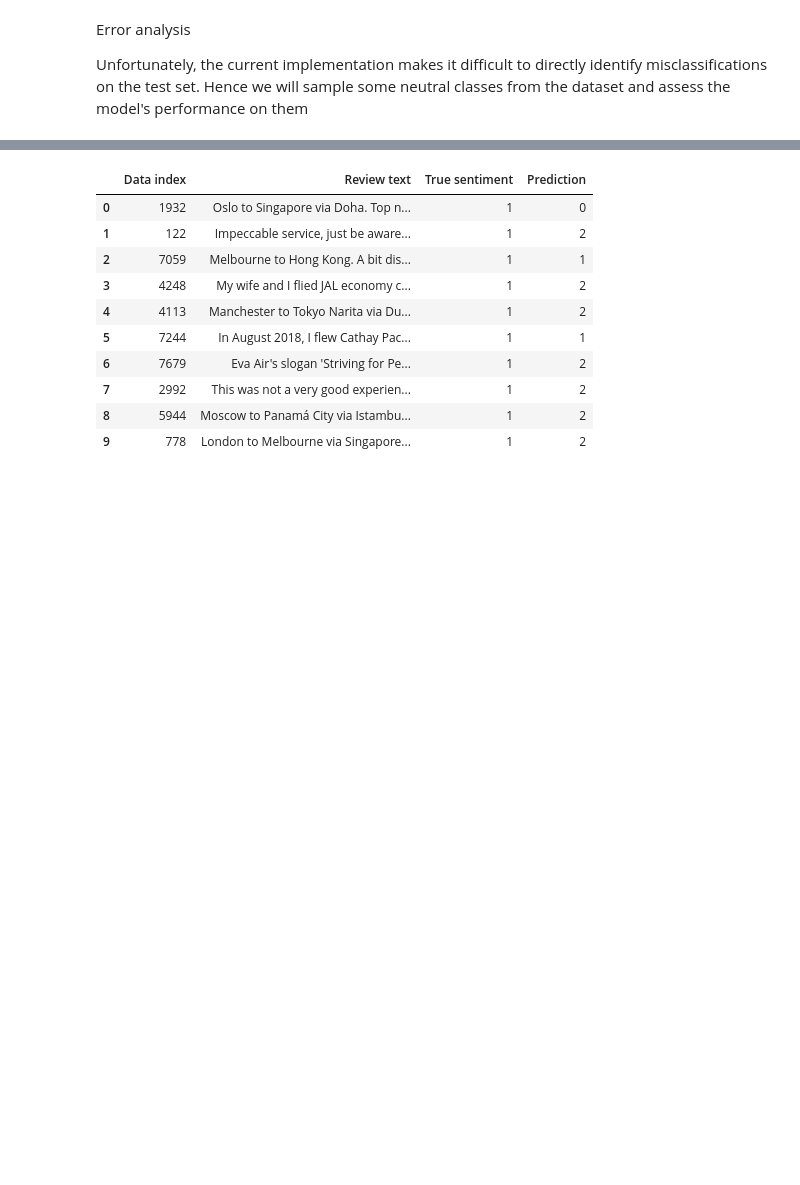
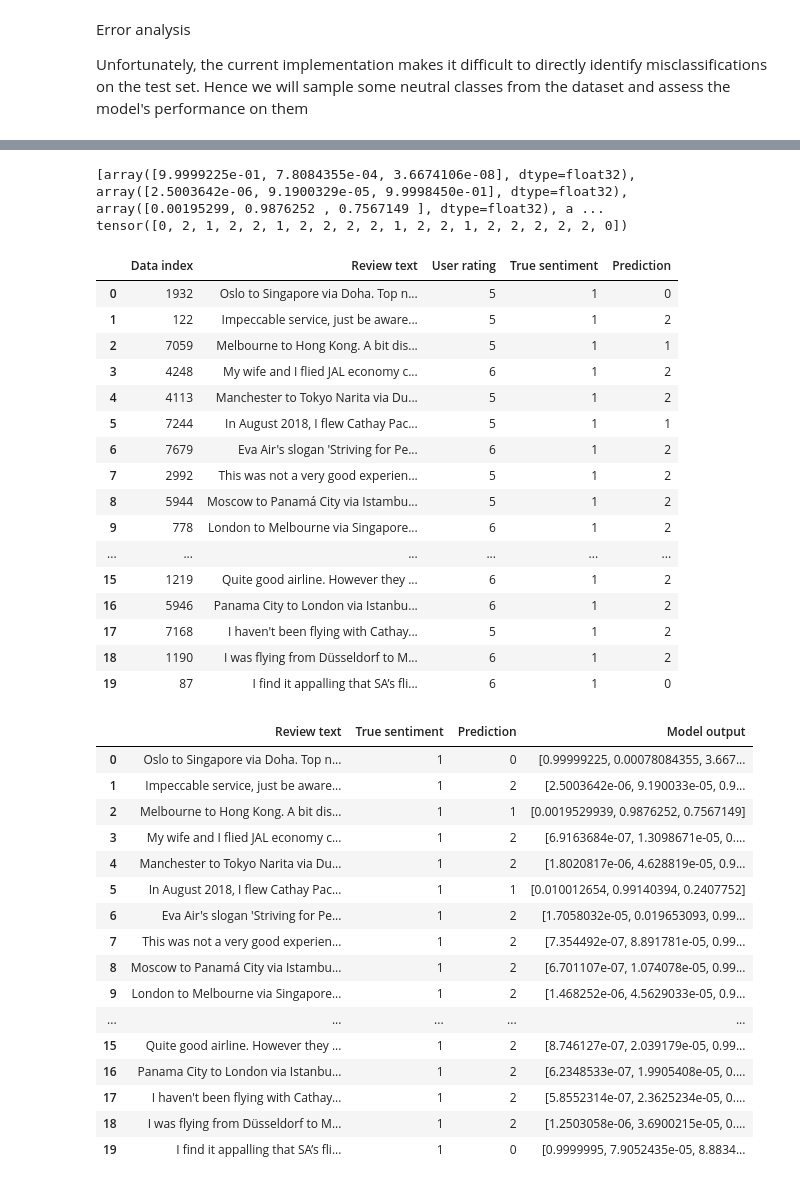
Before and after one commit to yeozs/MannheimDMProject, a Jupyter notebook: zm_lstm - use this.ipynb, the cells around one changed output, grey strips where cells are left out. Cells and saved outputs as stored; diff of their text form; code cells hidden in the pictures; blank space fills up the shorter version.

```diff
--- a/zm_lstm - use this.ipynb
+++ b/zm_lstm - use this.ipynb
@@ -341,5 +341,5 @@ Unfortunately, the current implementation makes it difficult to directly identif
 ## Error analysis
 # %%
 ## Sample some neutral reviews
-sampled_rows = processed_dataset[processed_dataset['Sentiment'] == 1].sample(n=10, random_state=20)
+sampled_rows = processed_dataset[processed_dataset['Sentiment'] == 1].sample(n=20, random_state=20)
 sampled_rows.head()
@@ -357,33 +350,72 @@ best_model.load_state_dict(torch.load('.experiments\lstm_trained_model.pt'))
 
 y_pred, _ = best_model(torch.Tensor([pad_review(x, 50) for x in sampled_rows['Tokenized_Embedded_Reviews']]))
 pred_class = torch.argmax(y_pred, dim=1).to('cpu')
+# %%
+print(list(y_pred.to('cpu').detach().numpy()))
+print(torch.argmax(y_pred, dim=1).to('cpu'))
+# %% [output]
+[array([9.9999225e-01, 7.8084355e-04, 3.6674106e-08], dtype=float32), array([2.5003642e-06, 9.1900329e-05, 9.9998450e-01], dtype=float32), array([0.00195299, 0.9876252 , 0.7567149 ], dtype=float32), a ...
+tensor([0, 2, 1, 2, 2, 1, 2, 2, 2, 2, 1, 2, 2, 1, 2, 2, 2, 2, 2, 0])
 # %%
 ## Inspect results
 sampled_rows_2 = sampled_rows.reset_index(inplace=False)
 error_analysis_df = pd.DataFrame(
     data={
         'Data index': sampled_rows_2['index'],
         'Review text': sampled_rows_2['Reviews'],
+        'User rating': sampled_rows_2['Overall Rating'],
         'True sentiment': sampled_rows_2['Sentiment'],
         'Prediction': pred_class.numpy()
     }
 )
+model_output_df = pd.DataFrame(
+    data={
+        'Review text': sampled_rows_2['Reviews'],
+        'True sentiment': sampled_rows_2['Sentiment'],
+        'Prediction': pred_class.numpy(),
+        'Model output': list(y_pred.to('cpu').detach().numpy())
+    }
+)
 pd.set_option('display.max_colwidth', None)
 display(error_analysis_df)
+display(model_output_df)
 
 # sampled_rows_2 = sampled_rows.reset_index(inplace=False)
 # for idx in range(len(sampled_rows)):
 #     print(f'Review {sampled_rows_2["index"][idx]}: \n{sampled_rows_2["Reviews"][idx]}')
 #     print(f'True sentiment: {sampled_rows_2["Sentiment"][idx]}. Predicted: {pred_class[idx]} \n')
 # %% [output]
-|  | Data index | Review text | True sentiment | Prediction |
-| 0 | 1932 | Oslo to Singapore via Doha. Top n... | 1 | 0 |
-| 1 | 122 | Impeccable service, just be aware... | 1 | 2 |
-| 2 | 7059 | Melbourne to Hong Kong. A bit dis... | 1 | 1 |
-| 3 | 4248 | My wife and I flied JAL economy c... | 1 | 2 |
-| 4 | 4113 | Manchester to Tokyo Narita via Du... | 1 | 2 |
-| 5 | 7244 | In August 2018, I flew Cathay Pac... | 1 | 1 |
-| 6 | 7679 | Eva Air's slogan 'Striving for Pe... | 1 | 2 |
-| 7 | 2992 | This was not a very good experien... | 1 | 2 |
-| 8 | 5944 | Moscow to Panamá City via Istambu... | 1 | 2 |
-| 9 | 778 | London to Melbourne via Singapore... | 1 | 2 |
+|  | Data index | Review text | User rating | True sentiment | Prediction |
+| 0 | 1932 | Oslo to Singapore via Doha. Top n... | 5 | 1 | 0 |
+| 1 | 122 | Impeccable service, just be aware... | 5 | 1 | 2 |
+| 2 | 7059 | Melbourne to Hong Kong. A bit dis... | 5 | 1 | 1 |
+| 3 | 4248 | My wife and I flied JAL economy c... | 6 | 1 | 2 |
+| 4 | 4113 | Manchester to Tokyo Narita via Du... | 5 | 1 | 2 |
+| 5 | 7244 | In August 2018, I flew Cathay Pac... | 5 | 1 | 1 |
+| 6 | 7679 | Eva Air's slogan 'Striving for Pe... | 6 | 1 | 2 |
+| 7 | 2992 | This was not a very good experien... | 5 | 1 | 2 |
+| 8 | 5944 | Moscow to Panamá City via Istambu... | 5 | 1 | 2 |
+| 9 | 778 | London to Melbourne via Singapore... | 6 | 1 | 2 |
+| ... | ... | ... | ... | ... | ... |
+| 15 | 1219 | Quite good airline. However they ... | 6 | 1 | 2 |
+| 16 | 5946 | Panama City to London via Istanbu... | 6 | 1 | 2 |
+| 17 | 7168 | I haven't been flying with Cathay... | 5 | 1 | 2 |
+| 18 | 1190 | I was flying from Düsseldorf to M... | 6 | 1 | 2 |
+| 19 | 87 | I find it appalling that SA’s fli... | 6 | 1 | 0 |
+|  | Review text | True sentiment | Prediction | Model output |
+| 0 | Oslo to Singapore via Doha. Top n... | 1 | 0 | [0.99999225, 0.00078084355, 3.667... |
+| 1 | Impeccable service, just be aware... | 1 | 2 | [2.5003642e-06, 9.190033e-05, 0.9... |
+| 2 | Melbourne to Hong Kong. A bit dis... | 1 | 1 | [0.0019529939, 0.9876252, 0.7567149] |
+| 3 | My wife and I flied JAL economy c... | 1 | 2 | [6.9163684e-07, 1.3098671e-05, 0.... |
+| 4 | Manchester to Tokyo Narita via Du... | 1 | 2 | [1.8020817e-06, 4.628819e-05, 0.9... |
+| 5 | In August 2018, I flew Cathay Pac... | 1 | 1 | [0.010012654, 0.99140394, 0.2407752] |
+| 6 | Eva Air's slogan 'Striving for Pe... | 1 | 2 | [1.7058032e-05, 0.019653093, 0.99... |
+| 7 | This was not a very good experien... | 1 | 2 | [7.354492e-07, 8.891781e-05, 0.99... |
+| 8 | Moscow to Panamá City via Istambu... | 1 | 2 | [6.701107e-07, 1.074078e-05, 0.99... |
+| 9 | London to Melbourne via Singapore... | 1 | 2 | [1.468252e-06, 4.5629033e-05, 0.9... |
+| ... | ... | ... | ... | ... |
+| 15 | Quite good airline. However they ... | 1 | 2 | [8.746127e-07, 2.039179e-05, 0.99... |
+| 16 | Panama City to London via Istanbu... | 1 | 2 | [6.2348533e-07, 1.9905408e-05, 0.... |
+| 17 | I haven't been flying with Cathay... | 1 | 2 | [5.8552314e-07, 2.3625234e-05, 0.... |
+| 18 | I was flying from Düsseldorf to M... | 1 | 2 | [1.2503058e-06, 3.6900215e-05, 0.... |
+| 19 | I find it appalling that SA’s fli... | 1 | 0 | [0.9999995, 7.9052435e-05, 8.8834... |
```
Also changed, not shown: parts of 2 cells of this notebook.
